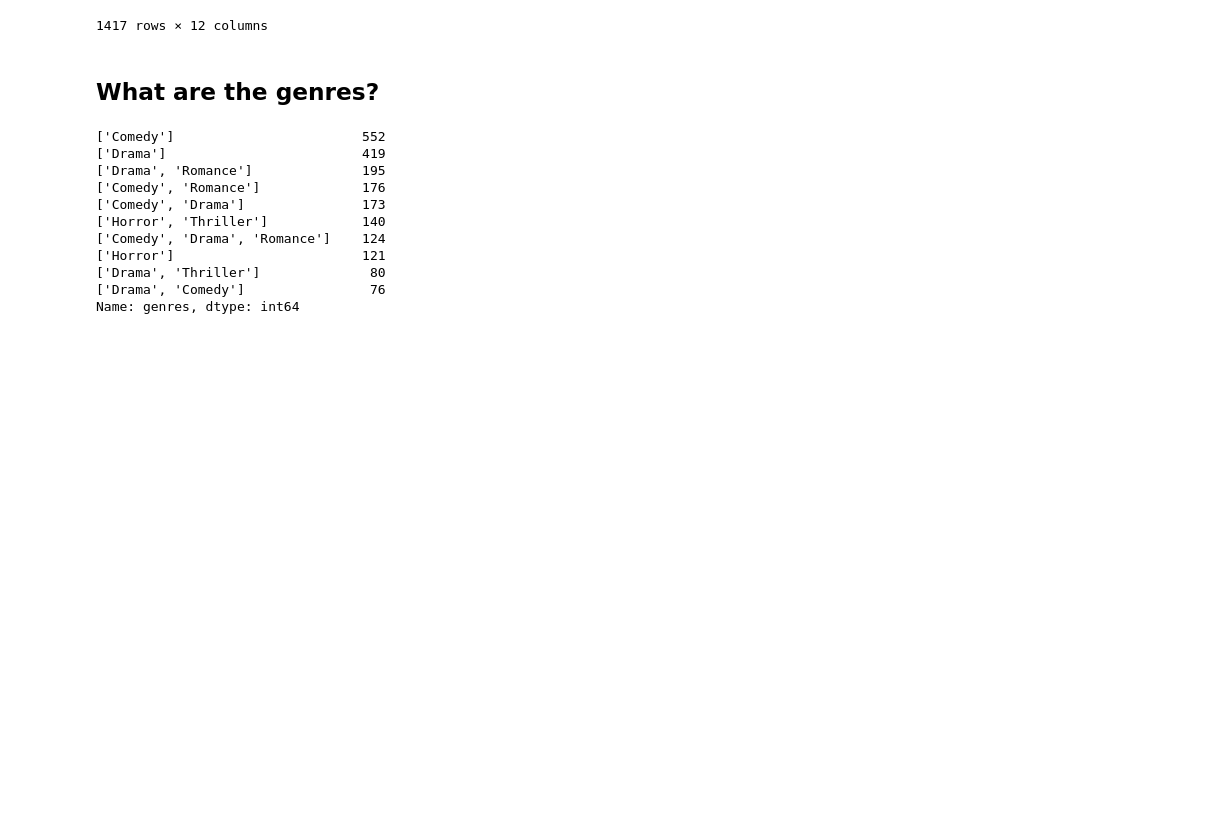
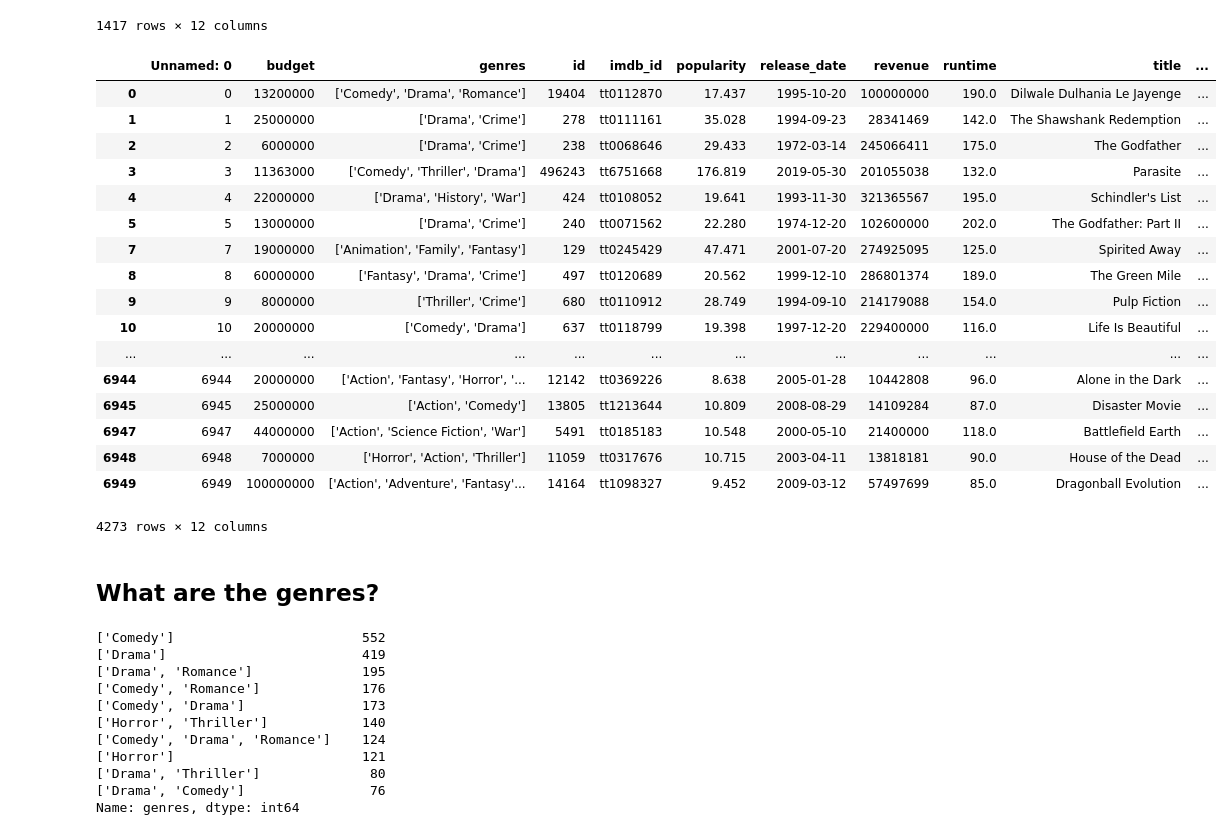
Before and after one commit to chrispfchung/mediaproject, a Jupyter notebook: Data API Calls (movieDB).ipynb, the cells around one changed output. Cells and saved outputs as stored; diff of their text form; code cells hidden in the pictures; blank space fills up the shorter version.

```diff
--- a/Data API Calls (movieDB).ipynb
+++ b/Data API Calls (movieDB).ipynb
@@ -178,6 +193,27 @@ df[(df['revenue'] == 0) & (df['budget'] == 0)] # 1417 no budget or revenue
 | 6942 | 6942 | 0 | ['Horror'] | 26914 | tt0105643 | 6.442 | 1990-10-12 | 0 | 95.0 | Troll 2 | ... |
 | 6946 | 6946 | 0 | ['Adventure', 'Comedy', 'Family',... | 74849 | tt0193524 | 9.858 | 1978-12-01 | 0 | 97.0 | The Star Wars Holiday Special | ... |
 1417 rows × 12 columns
+# %%
+df[(df['revenue'] != 0) & (df['budget'] != 0)] # 4273 full data points
+# %% [output]
+|  | Unnamed: 0 | budget | genres | id | imdb_id | popularity | release_date | revenue | runtime | title | ... |
+| 0 | 0 | 13200000 | ['Comedy', 'Drama', 'Romance'] | 19404 | tt0112870 | 17.437 | 1995-10-20 | 100000000 | 190.0 | Dilwale Dulhania Le Jayenge | ... |
+| 1 | 1 | 25000000 | ['Drama', 'Crime'] | 278 | tt0111161 | 35.028 | 1994-09-23 | 28341469 | 142.0 | The Shawshank Redemption | ... |
+| 2 | 2 | 6000000 | ['Drama', 'Crime'] | 238 | tt0068646 | 29.433 | 1972-03-14 | 245066411 | 175.0 | The Godfather | ... |
+| 3 | 3 | 11363000 | ['Comedy', 'Thriller', 'Drama'] | 496243 | tt6751668 | 176.819 | 2019-05-30 | 201055038 | 132.0 | Parasite | ... |
+| 4 | 4 | 22000000 | ['Drama', 'History', 'War'] | 424 | tt0108052 | 19.641 | 1993-11-30 | 321365567 | 195.0 | Schindler's List | ... |
+| 5 | 5 | 13000000 | ['Drama', 'Crime'] | 240 | tt0071562 | 22.280 | 1974-12-20 | 102600000 | 202.0 | The Godfather: Part II | ... |
+| 7 | 7 | 19000000 | ['Animation', 'Family', 'Fantasy'] | 129 | tt0245429 | 47.471 | 2001-07-20 | 274925095 | 125.0 | Spirited Away | ... |
+| 8 | 8 | 60000000 | ['Fantasy', 'Drama', 'Crime'] | 497 | tt0120689 | 20.562 | 1999-12-10 | 286801374 | 189.0 | The Green Mile | ... |
+| 9 | 9 | 8000000 | ['Thriller', 'Crime'] | 680 | tt0110912 | 28.749 | 1994-09-10 | 214179088 | 154.0 | Pulp Fiction | ... |
+| 10 | 10 | 20000000 | ['Comedy', 'Drama'] | 637 | tt0118799 | 19.398 | 1997-12-20 | 229400000 | 116.0 | Life Is Beautiful | ... |
+| ... | ... | ... | ... | ... | ... | ... | ... | ... | ... | ... | ... |
+| 6944 | 6944 | 20000000 | ['Action', 'Fantasy', 'Horror', '... | 12142 | tt0369226 | 8.638 | 2005-01-28 | 10442808 | 96.0 | Alone in the Dark | ... |
+| 6945 | 6945 | 25000000 | ['Action', 'Comedy'] | 13805 | tt1213644 | 10.809 | 2008-08-29 | 14109284 | 87.0 | Disaster Movie | ... |
+| 6947 | 6947 | 44000000 | ['Action', 'Science Fiction', 'War'] | 5491 | tt0185183 | 10.548 | 2000-05-10 | 21400000 | 118.0 | Battlefield Earth | ... |
+| 6948 | 6948 | 7000000 | ['Horror', 'Action', 'Thriller'] | 11059 | tt0317676 | 10.715 | 2003-04-11 | 13818181 | 90.0 | House of the Dead | ... |
+| 6949 | 6949 | 100000000 | ['Action', 'Adventure', 'Fantasy'... | 14164 | tt1098327 | 9.452 | 2009-03-12 | 57497699 | 85.0 | Dragonball Evolution | ... |
+4273 rows × 12 columns
 # %% [markdown]
 ## What are the genres?
 # %%
```
Also changed, not shown: parts of 9 cells of this notebook.
